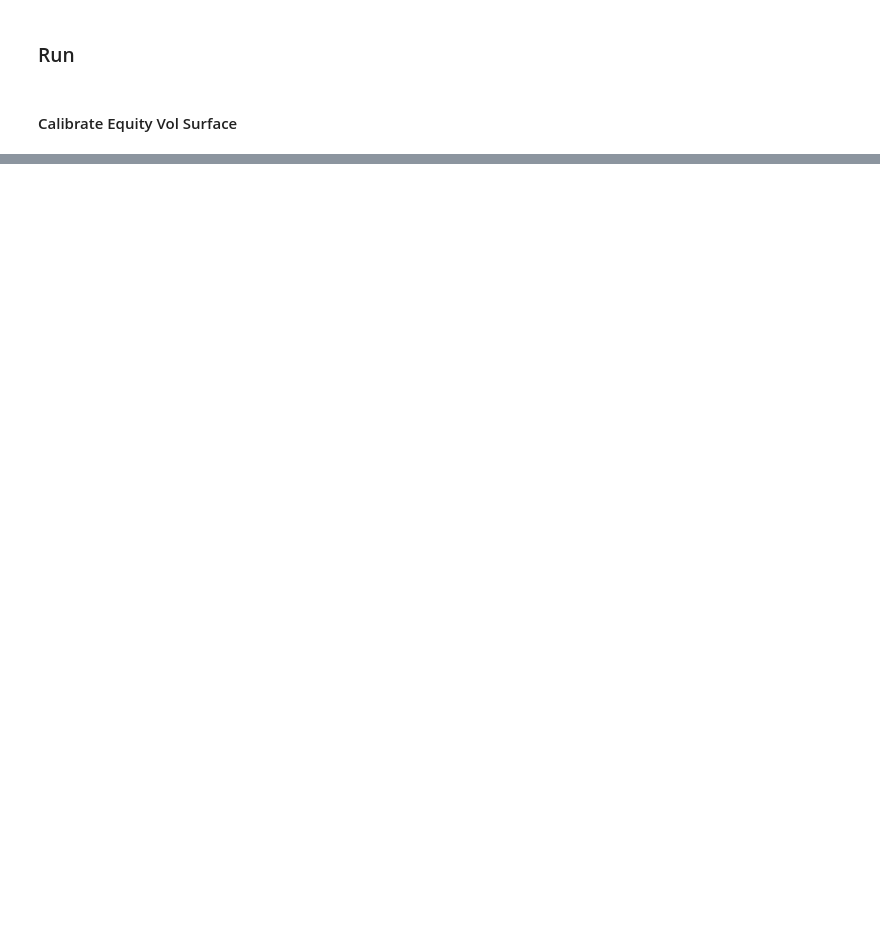
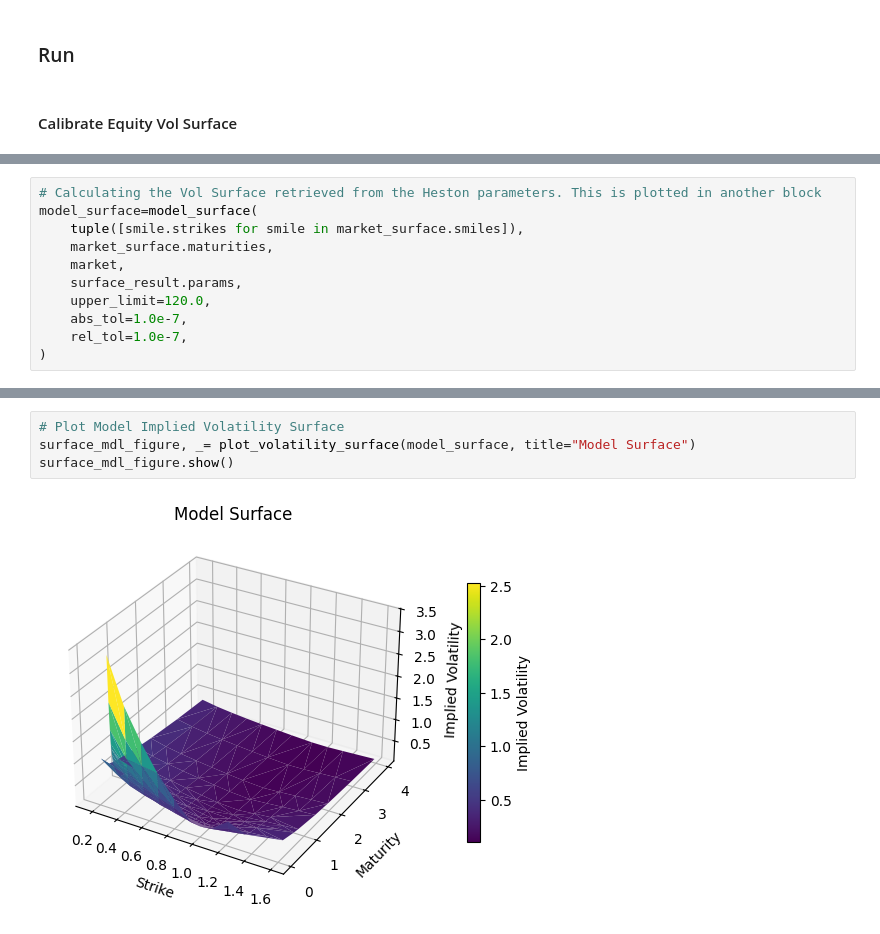
Before and after one commit to tania-duque-pita/EquitySimulation, a Jupyter notebook: examples/examples.ipynb, the cells around one changed output, grey strips where cells are left out. Saved outputs shown, nothing was run; the diff lists cells and outputs as text; blank space fills up the shorter version.

```diff
--- a/examples/examples.ipynb
+++ b/examples/examples.ipynb
@@ -73 +107,12 @@ smile_result = calibrate_smile(
+# %%
+# Calculating the Vol Surface retrieved from the Heston parameters. This is plotted in another block
+model_surface=model_surface(
+    tuple([smile.strikes for smile in market_surface.smiles]),
+    market_surface.maturities,
+    market,
+    surface_result.params,
+    upper_limit=120.0,
+    abs_tol=1.0e-7,
+    rel_tol=1.0e-7,
+)
 # %% [markdown]
@@ -124 +181,7 @@ surface_figure.show()
+# %%
+# Plot Model Implied Volatility Surface
+surface_mdl_figure, _= plot_volatility_surface(model_surface, title="Model Surface")
+surface_mdl_figure.show()
+# %% [output]
+[figure, added]
 # %%
```
Also changed, not shown: parts of 23 cells of this notebook, 4 other files.
